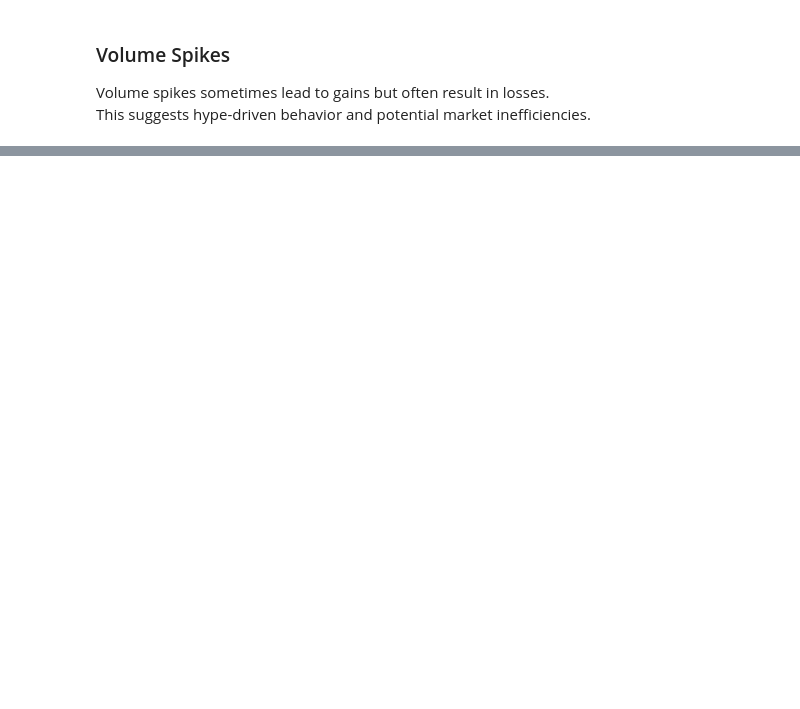
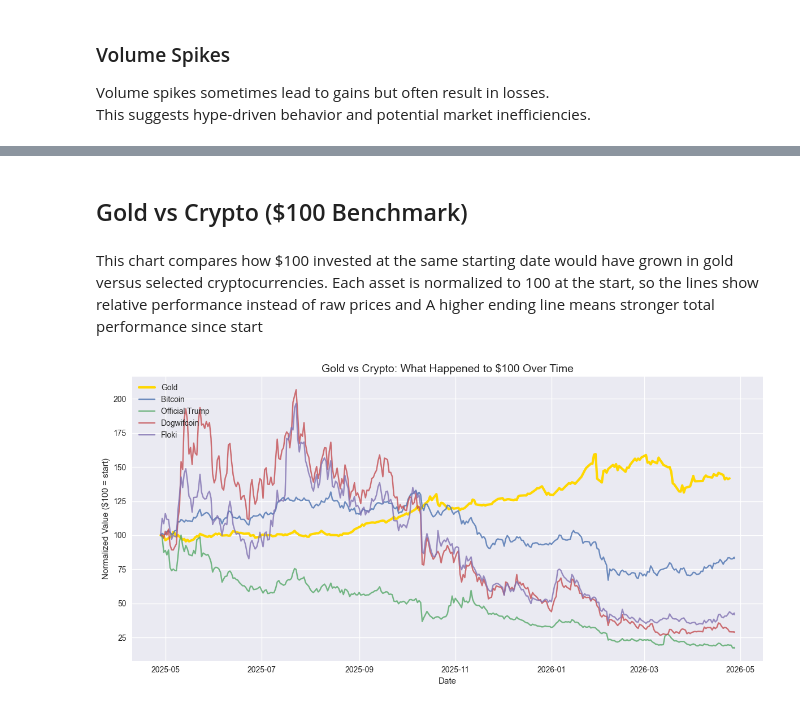
Before and after one commit to DataHub2/crypto-dashboard-DE25-UX25, a Jupyter notebook: test_EDA/01_initial_eda.ipynb, the cells around one changed output, grey strips where cells are left out. Cells and saved outputs as stored; diff of their text form; code cells hidden in the pictures; blank space fills up the shorter version.

Commit message:
Update EDA notebook analysis and visuals

```diff
--- a/test_EDA/01_initial_eda.ipynb
+++ b/test_EDA/01_initial_eda.ipynb
@@ -312,0 +314,37 @@ event_summary_df
+# %% [markdown]
+## Gold vs Crypto ($100 Benchmark)
+# %% [markdown]
+This chart compares how $100 invested at the same starting date would have grown in gold versus selected cryptocurrencies.
+Each asset is normalized to 100 at the start, so the lines show relative performance instead of raw prices and A higher ending line means stronger total performance since start
+# %%
+df = pd.read_csv('../data/interim/master_cleaned.csv', parse_dates=['date'])
+
+start_date = df['date'].min().strftime('%Y-%m-%d')
+end_date = df['date'].max().strftime('%Y-%m-%d')
+gold_data = yf.download('GC=F', start=start_date, end=end_date, progress=False)
+gold_close = gold_data['Close']
+
+gold_start = gold_close.iloc[0]
+gold_norm = (gold_close / gold_start) * 100
+
+coins = ['bitcoin', 'official-trump', 'dogwifcoin', 'floki']
+
+plt.style.use('seaborn-v0_8')
+fig, ax = plt.subplots(figsize=(12, 6))
+
+ax.plot(gold_norm.index, gold_norm.values, label='Gold', linewidth=3, color='gold')
+
+for coin in coins:
+    coin_data = df[df['coin_id'] == coin].sort_values('date').copy()
+    coin_start = coin_data['price'].iloc[0]
+    coin_data['price_norm'] = (coin_data['price'] / coin_start) * 100
+    ax.plot(coin_data['date'], coin_data['price_norm'], label=coin.replace('-', ' ').title(), alpha=0.8)
+
+ax.set_title('Gold vs Crypto: What Happened to $100 Over Time', fontsize=14)
+ax.set_xlabel('Date')
+ax.set_ylabel('Normalized Value ($100 = start)')
+ax.legend(loc='upper left')
+plt.tight_layout()
+plt.show()
+# %% [output]
+[figure, added]
```
Also changed, not shown: parts of 10 cells of this notebook.
